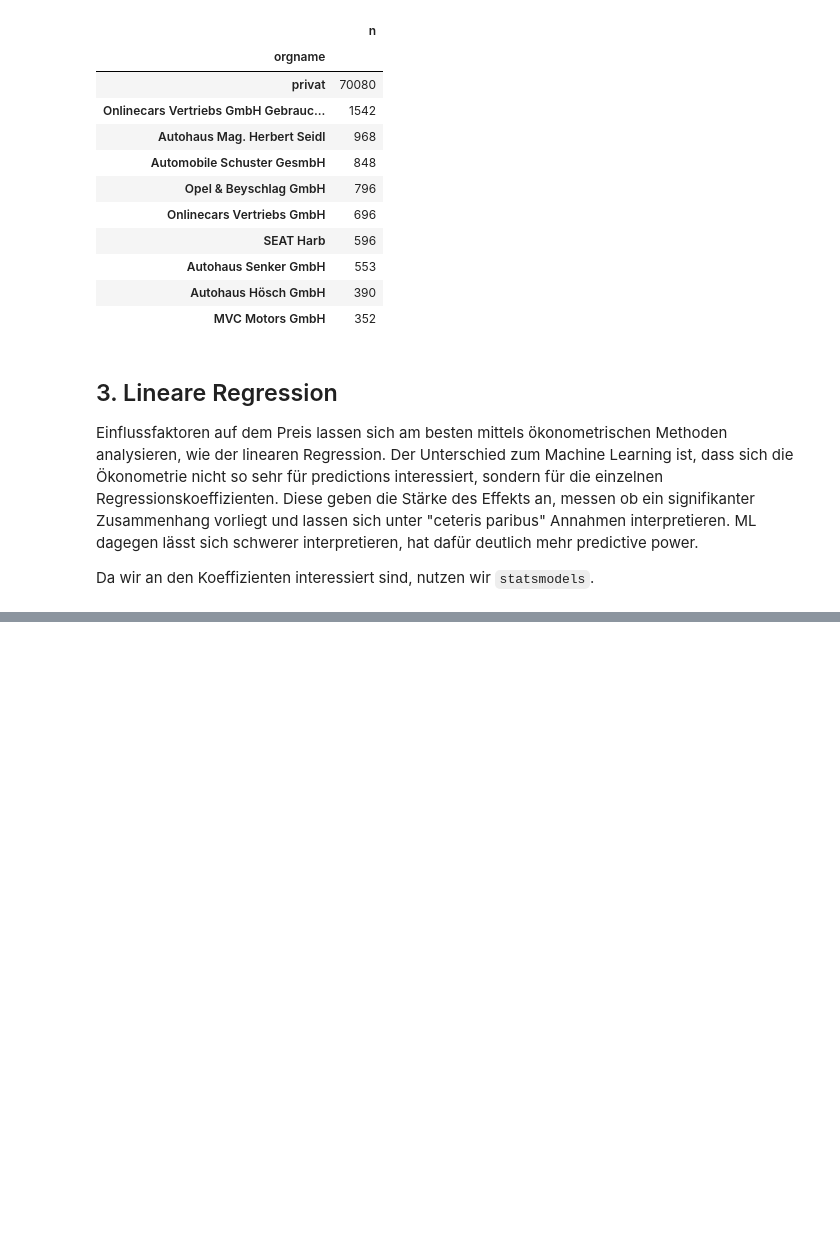
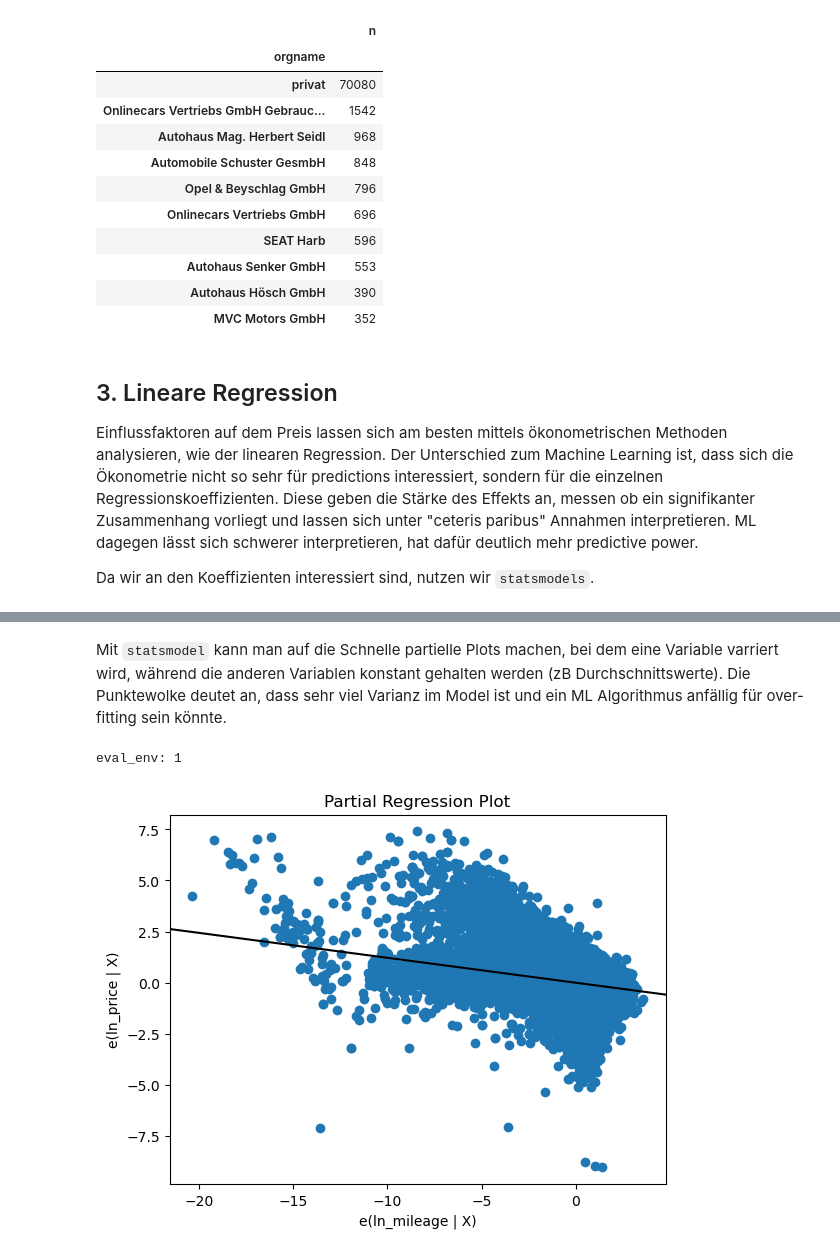
Before and after one commit to dejse/dqda-project, a Jupyter notebook: 02_data_science.ipynb, the cells around one changed output, grey strips where cells are left out. Cells and saved outputs as stored; diff of their text form; code cells hidden in the pictures; blank space fills up the shorter version.

```diff
--- a/02_data_science.ipynb
+++ b/02_data_science.ipynb
@@ -66,13 +66,10 @@ df["orgname"] = df["orgname"].replace(to_replace="nan", value="privat")
 
 df["ln_price"] = df["price"].apply(lambda x: np.log(x) if x > 0 else 0)
 df["ln_mileage"] = df["mileage"].apply(lambda x: np.log(x) if x > 0 else 0)
-df["ln_mileage2"] = df["ln_mileage"]**2
 df["age"] = 2022 - df["year_model"]
-df["age2"] = df["age"]**2
 df["has_warranty"] = df["warranty_resolved"].apply(lambda x: 1 if x in "Ja" else 0)
 df["is_gewerblich"] = 1 - df["isprivate"]
 df["ps"] = 1.36 * df["engine_effect"]
-df["ps2"] = df["ps"]**2
 
 def check_defect(text: str):
     defect = 1 if sum([word in text.lower() for word in ["schaden", "unfall"]]) > 0 else 0
@@ -303,7 +299,7 @@ Index(['id', 'price', 'year_model', 'mileage', 'brand', 'model', 'car_type',
       dtype='object')
 # %%
 y_col = ["ln_price"]
-x_col = ["ln_mileage", "ln_mileage2", "age", "ps", "has_warranty",
+x_col = ["ln_mileage", "age", "ps", "has_warranty",
          "is_gewerblich", "has_defect", "is_servicegepflegt", "is_leasing",
          "has_alufelgen", "is_luxury", "is_sport", "d_Diesel",
          "d_Elektro", "d_Gas", "d_Hybrid Elektro/Benzin",
@@ -335,0 +348,9 @@ strong multicollinearity or other numerical problems.
+# %% [markdown]
+Mit `statsmodel` kann man auf die Schnelle partielle Plots machen, bei dem eine Variable varriert wird, während die anderen Variablen konstant gehalten werden (zB Durchschnittswerte). Die Punktewolke deutet an, dass sehr viel Varianz im Model ist und ein ML Algorithmus anfällig für over-fitting sein könnte.
+# %%
+# plot regression results
+fig = sm.graphics.plot_partregress("ln_price", "ln_mileage",
+  ["age", "ps", "has_warranty"], data=df, obs_labels=False)
+# %% [output]
+eval_env: 1
+[figure, added]
```
Also changed, not shown: parts of 5 cells of this notebook.
